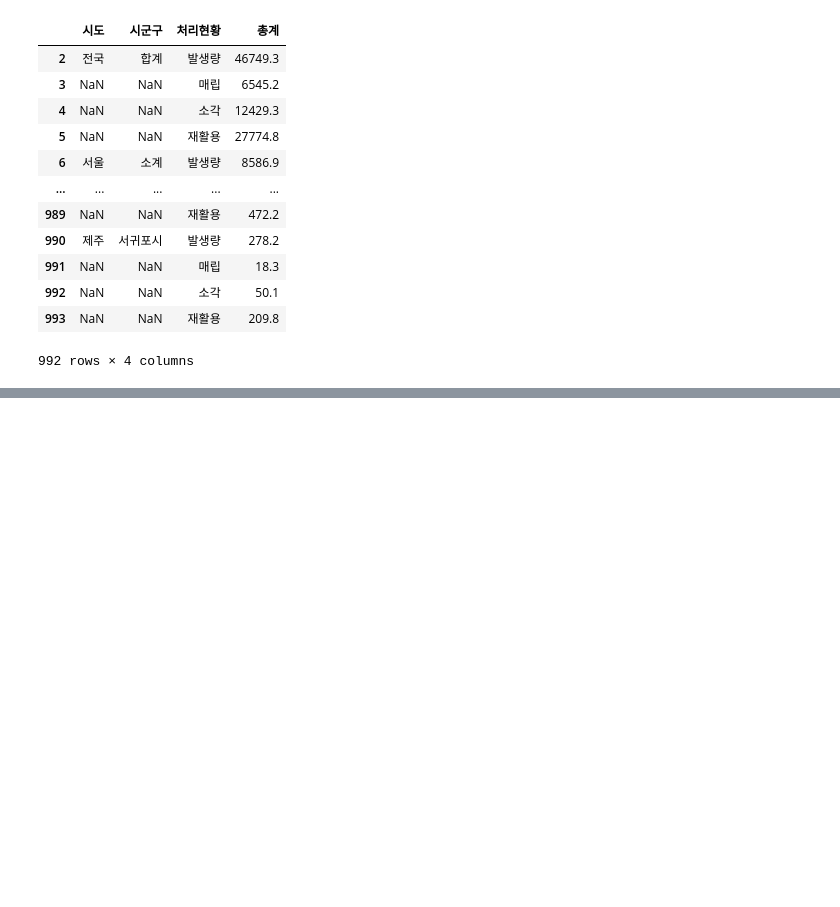
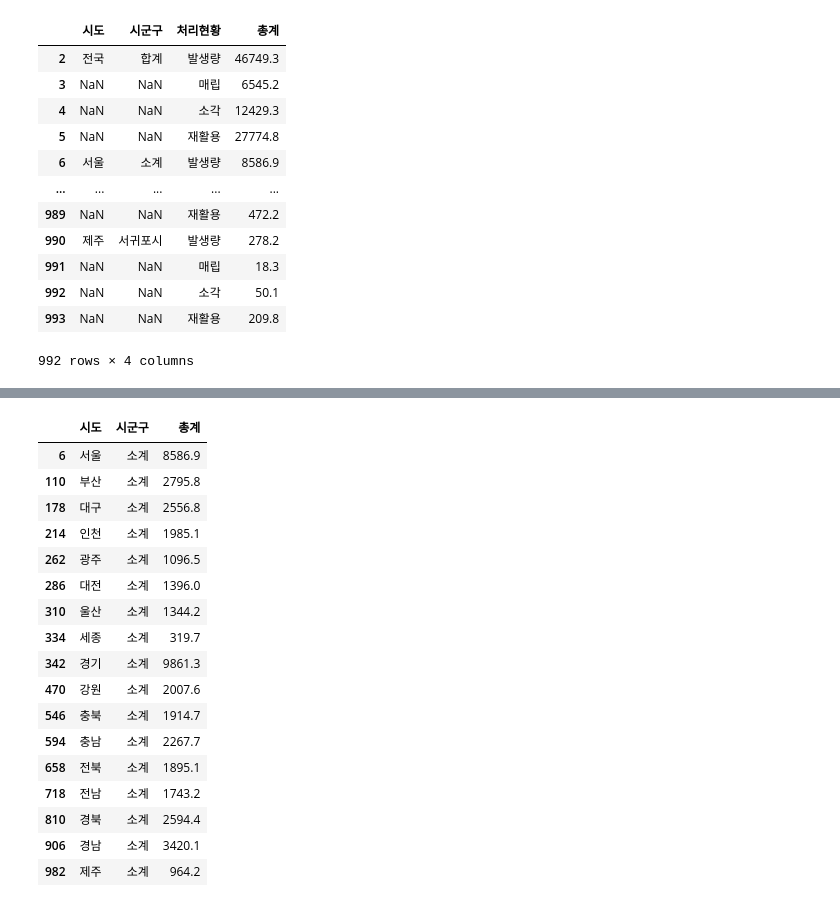
Before and after one commit to JiseonByeon96/PersonalProject, a Jupyter notebook: 지역별_폐기물_발생량_데이터_전처리.ipynb, the cells around one changed output, grey strips where cells are left out. Saved outputs shown, nothing was run; the diff lists cells and outputs as text; code cells hidden in the pictures; blank space fills up the shorter version.

```diff
--- a/지역별_폐기물_발생량_데이터_전처리.ipynb
+++ b/지역별_폐기물_발생량_데이터_전처리.ipynb
@@ -26,0 +49,24 @@ data
+# %%
+is_total = data['시군구']=='소계'
+data_total = data[is_total]
+# %%
+data_total.drop('처리현황', axis = 1C)
+# %% [output]
+|  | 시도 | 시군구 | 총계 |
+| 6 | 서울 | 소계 | 8586.9 |
+| 110 | 부산 | 소계 | 2795.8 |
+| 178 | 대구 | 소계 | 2556.8 |
+| 214 | 인천 | 소계 | 1985.1 |
+| 262 | 광주 | 소계 | 1096.5 |
+| 286 | 대전 | 소계 | 1396.0 |
+| 310 | 울산 | 소계 | 1344.2 |
+| 334 | 세종 | 소계 | 319.7 |
+| 342 | 경기 | 소계 | 9861.3 |
+| 470 | 강원 | 소계 | 2007.6 |
+| 546 | 충북 | 소계 | 1914.7 |
+| 594 | 충남 | 소계 | 2267.7 |
+| 658 | 전북 | 소계 | 1895.1 |
+| 718 | 전남 | 소계 | 1743.2 |
+| 810 | 경북 | 소계 | 2594.4 |
+| 906 | 경남 | 소계 | 3420.1 |
+| 982 | 제주 | 소계 | 964.2 |
```
Also changed, not shown: parts of 24 cells of this notebook.
